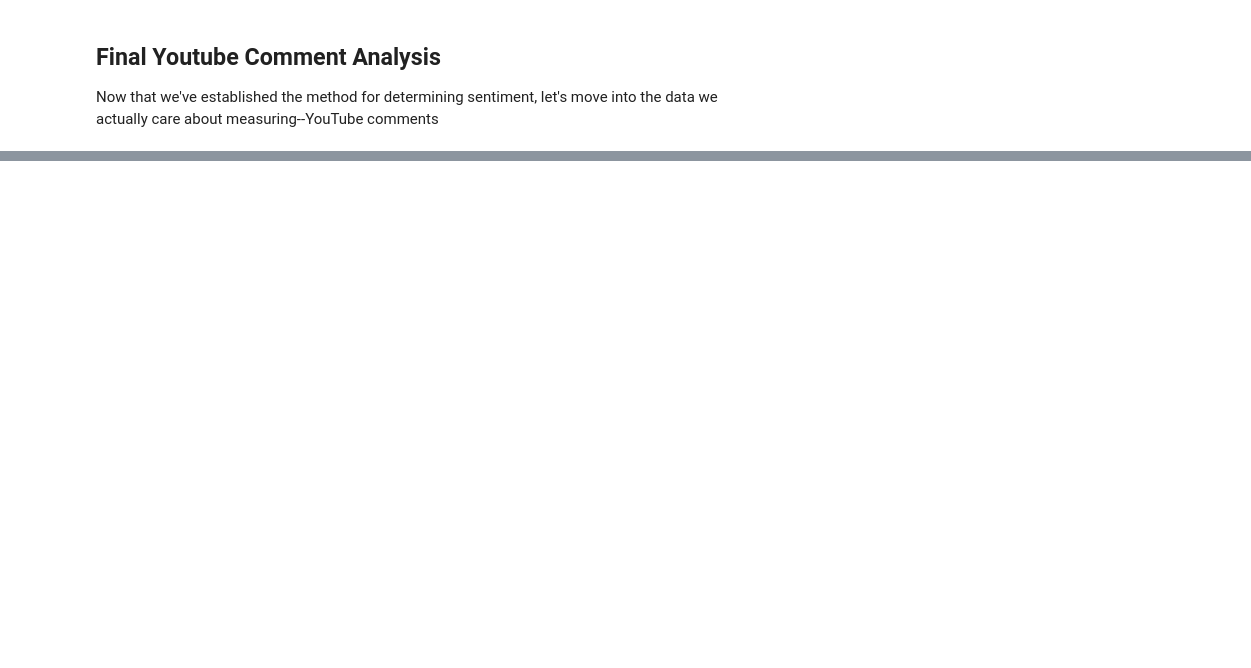
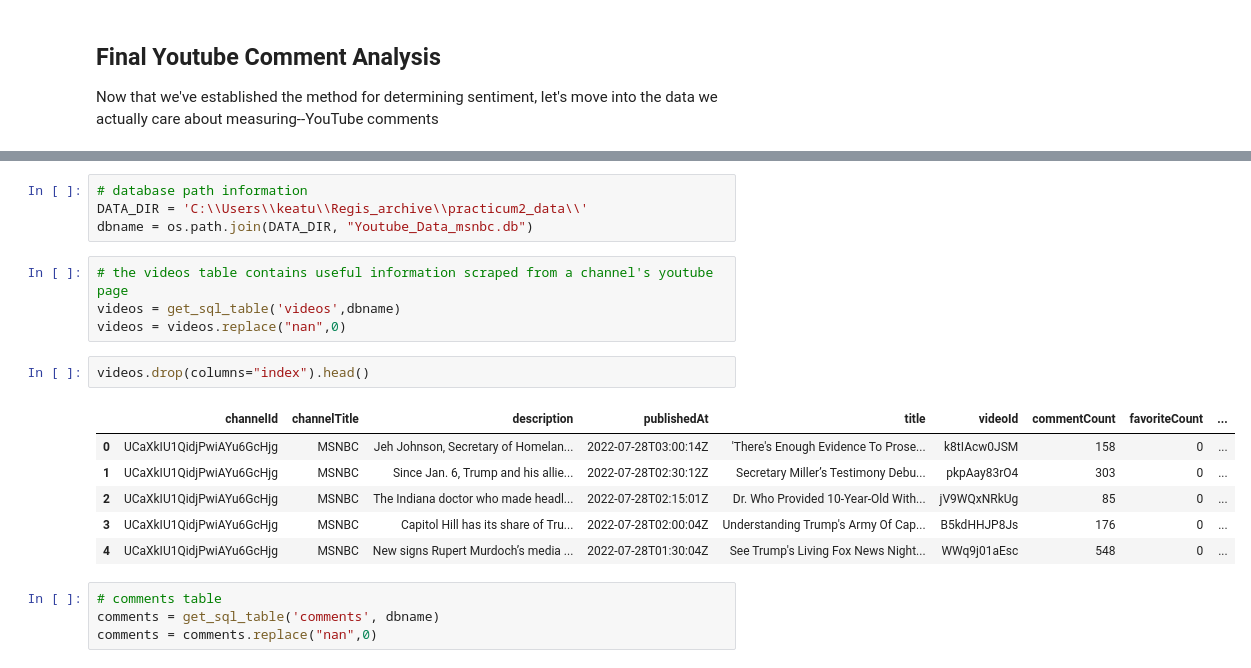
Before and after one commit to keaturner55/yt-comments-practicum, a Jupyter notebook: yt_comment_analysis.ipynb, the cells around one changed output, grey strips where cells are left out. Cells and saved outputs as stored; diff of their text form; blank space fills up the shorter version.

```diff
--- a/yt_comment_analysis.ipynb
+++ b/yt_comment_analysis.ipynb
@@ -14,0 +31,21 @@ from comment_scraper import get_sql_table
+# %%
+# database path information
+DATA_DIR = 'C:\\Users\\keatu\\Regis_archive\\practicum2_data\\'
+dbname = os.path.join(DATA_DIR, "Youtube_Data_msnbc.db")
+# %%
+# the videos table contains useful information scraped from a channel's youtube page
+videos = get_sql_table('videos',dbname)
+videos = videos.replace("nan",0)
+# %%
+videos.drop(columns="index").head()
+# %% [output]
+|  | channelId | channelTitle | description | publishedAt | title | videoId | commentCount | favoriteCount | ... |
+| 0 | UCaXkIU1QidjPwiAYu6GcHjg | MSNBC | Jeh Johnson, Secretary of Homelan... | 2022-07-28T03:00:14Z | 'There's Enough Evidence To Prose... | k8tIAcw0JSM | 158 | 0 | ... |
+| 1 | UCaXkIU1QidjPwiAYu6GcHjg | MSNBC | Since Jan. 6, Trump and his allie... | 2022-07-28T02:30:12Z | Secretary Miller’s Testimony Debu... | pkpAay83rO4 | 303 | 0 | ... |
+| 2 | UCaXkIU1QidjPwiAYu6GcHjg | MSNBC | The Indiana doctor who made headl... | 2022-07-28T02:15:01Z | Dr. Who Provided 10-Year-Old With... | jV9WQxNRkUg | 85 | 0 | ... |
+| 3 | UCaXkIU1QidjPwiAYu6GcHjg | MSNBC | Capitol Hill has its share of Tru... | 2022-07-28T02:00:04Z | Understanding Trump's Army Of Cap... | B5kdHHJP8Js | 176 | 0 | ... |
+| 4 | UCaXkIU1QidjPwiAYu6GcHjg | MSNBC | New signs Rupert Murdoch’s media ... | 2022-07-28T01:30:04Z | See Trump's Living Fox News Night... | WWq9j01aEsc | 548 | 0 | ... |
+# %%
+# comments table
+comments = get_sql_table('comments', dbname)
+comments = comments.replace("nan",0)
```
Also changed, not shown: parts of 25 cells of this notebook, 4 other files.
